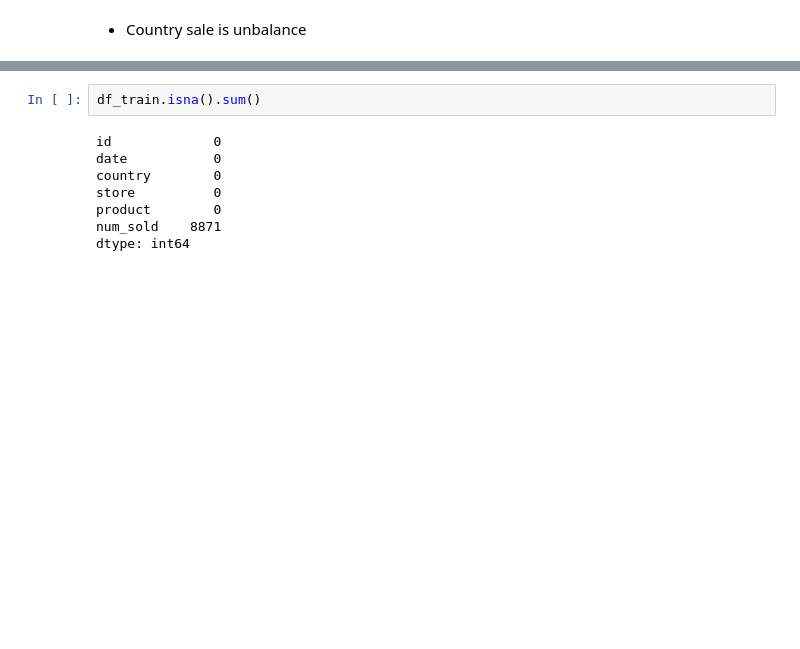
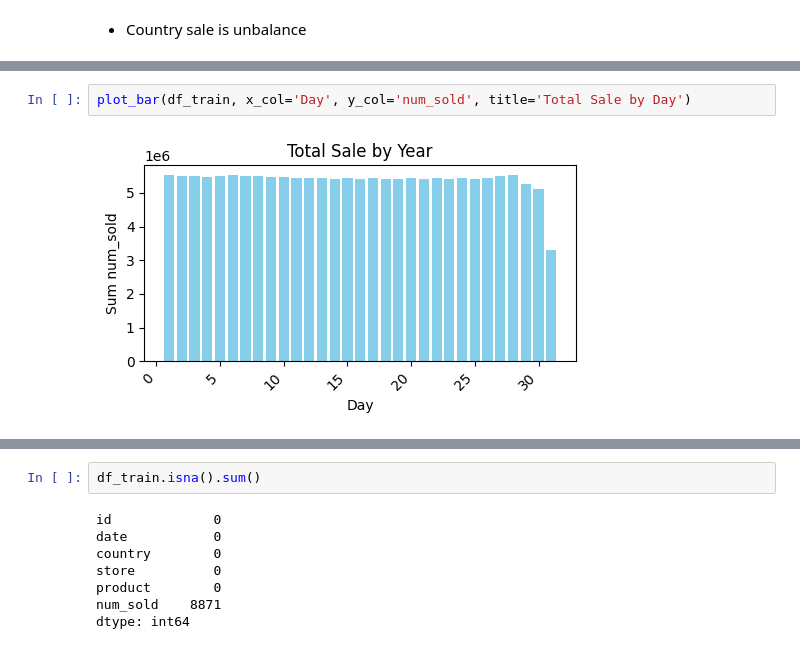
Before and after one commit to chiseanchang0727/Kaggle-ForecastingStickerSales, a Jupyter notebook: EDA_v1.ipynb, the cells around one changed output, grey strips where cells are left out. Drawn from its saved outputs; the diff is of its cells as text; blank space fills up the shorter version.

```diff
--- a/EDA_v1.ipynb
+++ b/EDA_v1.ipynb
@@ -66,0 +107,4 @@ plot_bar(df_train, x_col='store', y_col='num_sold', title='Mean Sale by product'
+# %%
+plot_bar(df_train, x_col='Day', y_col='num_sold', title='Total Sale by Day')
+# %% [output]
+[figure, added]
```
Also changed, not shown: parts of 13 cells of this notebook.
